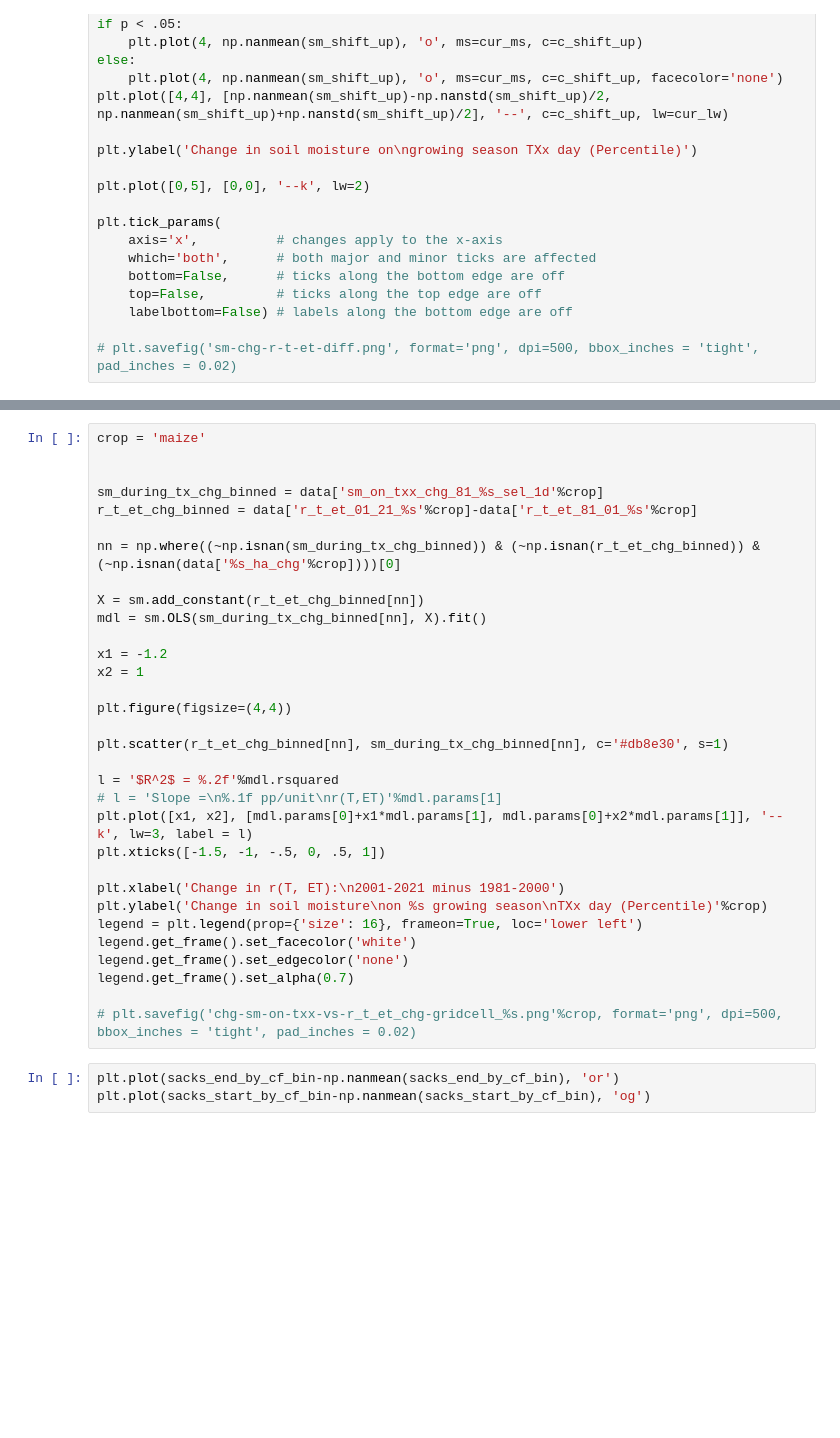
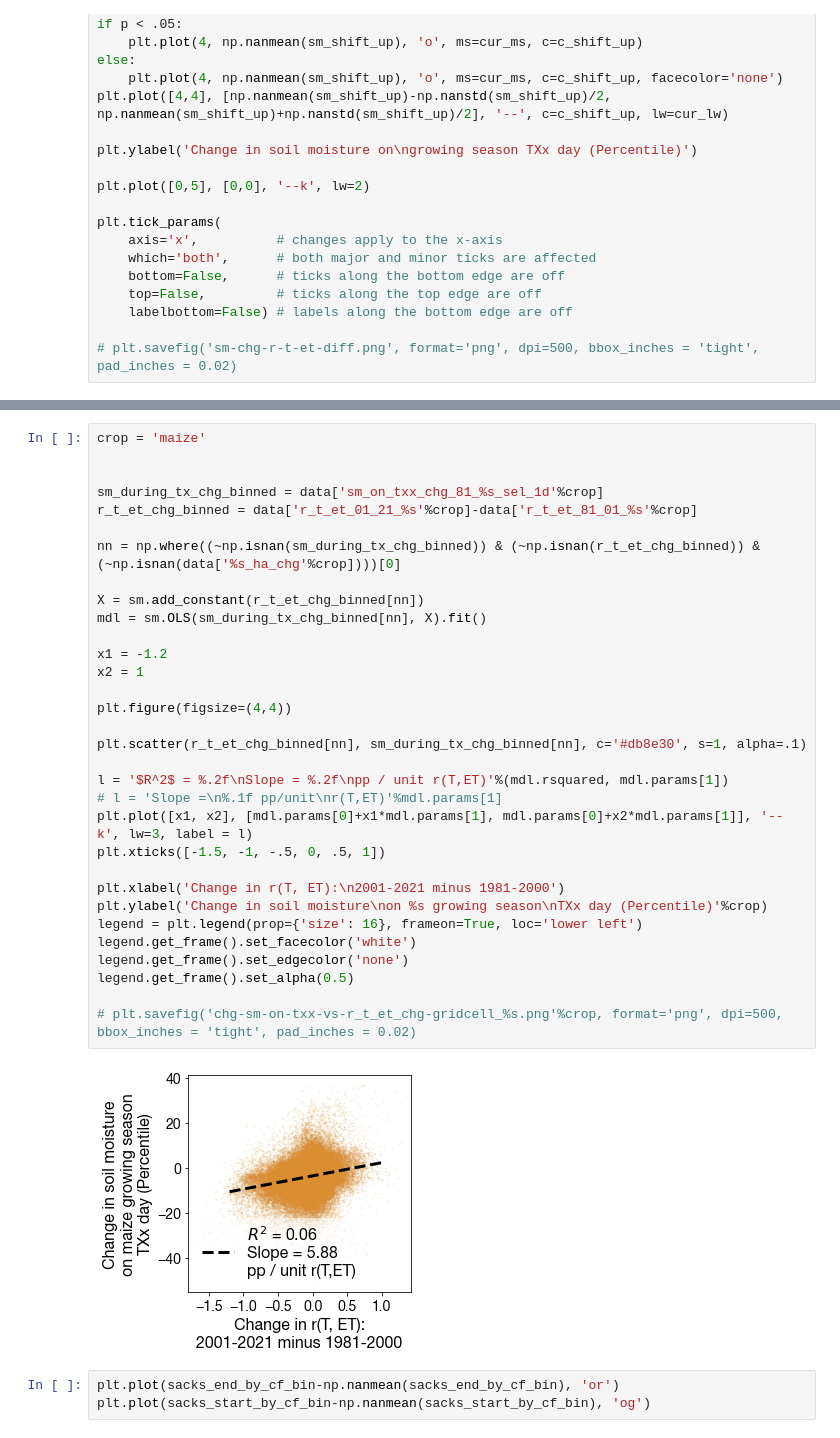
Before and after one commit to ecoffel/2021-heat, a Jupyter notebook: ht_tx_on_tw_analysis.ipynb, the cells around one changed output, grey strips where cells are left out. Drawn from its saved outputs; the diff is of its cells as text; blank space fills up the shorter version.

```diff
--- a/ht_tx_on_tw_analysis.ipynb
+++ b/ht_tx_on_tw_analysis.ipynb
@@ -1857,35 +1909,37 @@ np.corrcoef(sm_during_tx_chg_binned[nn], r_t_et_chg_binned[nn])
 # %%
 crop = 'maize'
 
 
 sm_during_tx_chg_binned = data['sm_on_txx_chg_81_%s_sel_1d'%crop]
 r_t_et_chg_binned = data['r_t_et_01_21_%s'%crop]-data['r_t_et_81_01_%s'%crop]
 
 nn = np.where((~np.isnan(sm_during_tx_chg_binned)) & (~np.isnan(r_t_et_chg_binned)) & (~np.isnan(data['%s_ha_chg'%crop])))[0]
 
 X = sm.add_constant(r_t_et_chg_binned[nn])
 mdl = sm.OLS(sm_during_tx_chg_binned[nn], X).fit()
 
 x1 = -1.2
 x2 = 1
 
 plt.figure(figsize=(4,4))
 
-plt.scatter(r_t_et_chg_binned[nn], sm_during_tx_chg_binned[nn], c='#db8e30', s=1)
+plt.scatter(r_t_et_chg_binned[nn], sm_during_tx_chg_binned[nn], c='#db8e30', s=1, alpha=.1)
 
-l = '$R^2$ = %.2f'%mdl.rsquared
+l = '$R^2$ = %.2f\nSlope = %.2f\npp / unit r(T,ET)'%(mdl.rsquared, mdl.params[1])
 # l = 'Slope =\n%.1f pp/unit\nr(T,ET)'%mdl.params[1]
 plt.plot([x1, x2], [mdl.params[0]+x1*mdl.params[1], mdl.params[0]+x2*mdl.params[1]], '--k', lw=3, label = l)
 plt.xticks([-1.5, -1, -.5, 0, .5, 1])
 
 plt.xlabel('Change in r(T, ET):\n2001-2021 minus 1981-2000')
 plt.ylabel('Change in soil moisture\non %s growing season\nTXx day (Percentile)'%crop)
 legend = plt.legend(prop={'size': 16}, frameon=True, loc='lower left')
 legend.get_frame().set_facecolor('white')
 legend.get_frame().set_edgecolor('none')
-legend.get_frame().set_alpha(0.7)
+legend.get_frame().set_alpha(0.5)
 
 # plt.savefig('chg-sm-on-txx-vs-r_t_et_chg-gridcell_%s.png'%crop, format='png', dpi=500, bbox_inches = 'tight', pad_inches = 0.02)
+# %% [output]
+[figure, added]
 # %%
 plt.plot(sacks_end_by_cf_bin-np.nanmean(sacks_end_by_cf_bin), 'or')
 plt.plot(sacks_start_by_cf_bin-np.nanmean(sacks_start_by_cf_bin), 'og')
```
Also changed, not shown: parts of 18 cells of this notebook, 6 other files.
